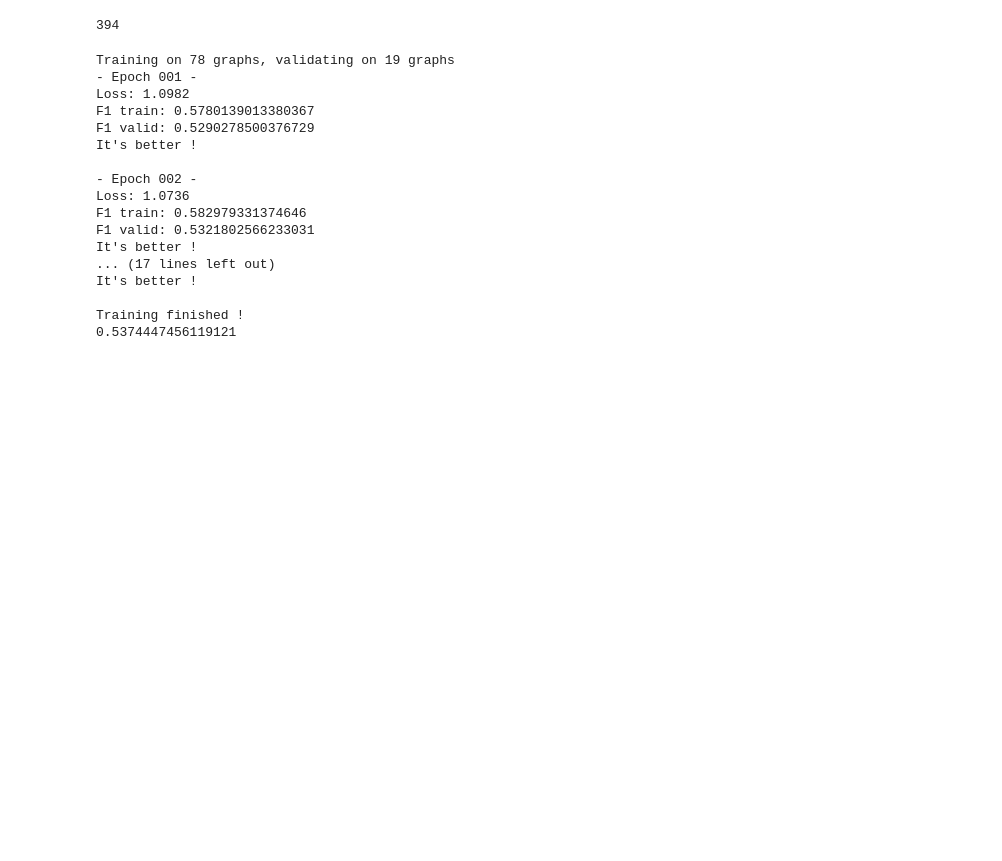
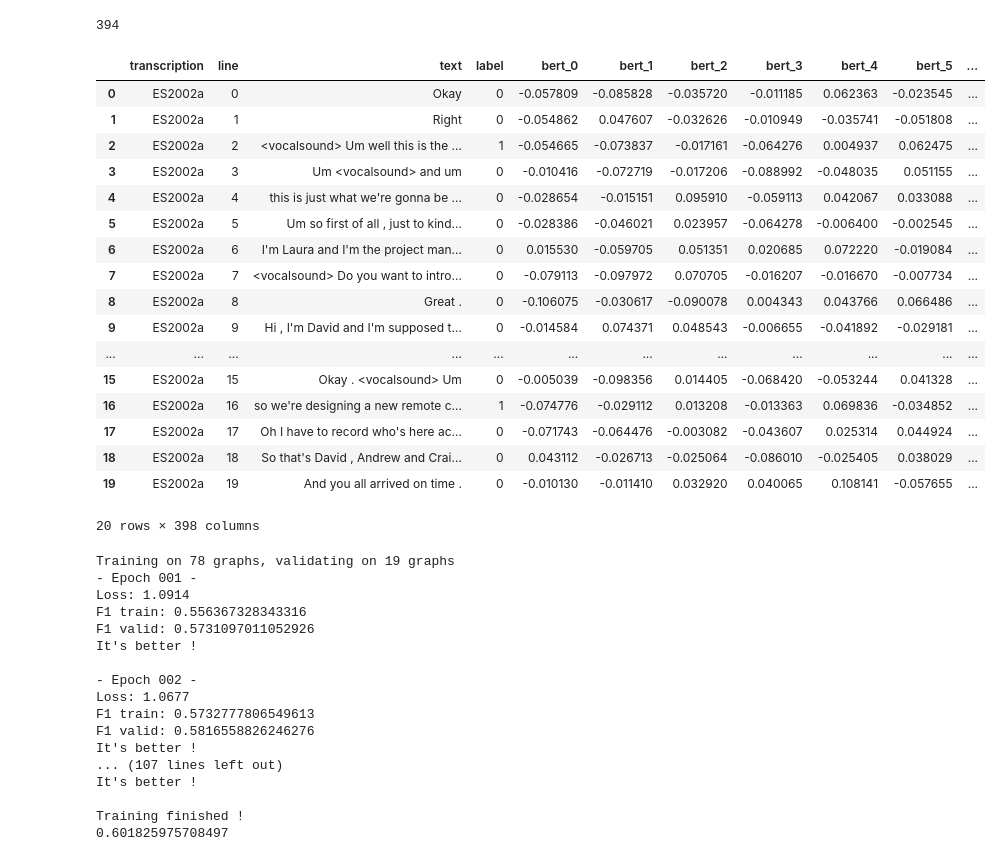
Before and after one commit to juliencollard2001/INF554-AJA, a Jupyter notebook: Alice/bagging_alice.ipynb, the cells around one changed output. Drawn from its saved outputs; the diff is of its cells as text; code cells hidden in the pictures; blank space fills up the shorter version.

```diff
--- a/Alice/bagging_alice.ipynb
+++ b/Alice/bagging_alice.ipynb
@@ -23,4 +20,7 @@ df_train_nodes, df_train_edges, df_test_nodes, df_test_edges = aja.get_data()
 # %%
+# récupération des données
+df_train_nodes, df_train_edges, df_test_nodes, df_test_edges = aja.get_data()
+
 # feature extraction
 
 from sklearn.preprocessing import StandardScaler
@@ -39,12 +39,10 @@ df_train_nodes['nb_occurences'] = scaler.fit_transform(df_train_nodes['nb_occure
 df_test_nodes['nb_occurences'] = df_test_nodes['text'].apply(lambda x: sum(x.split().count(mot) for mot in ['uh', 'um', 'okay', '<', 'ah', 'oh']))
 df_test_nodes['nb_occurences'] = scaler.transform(df_test_nodes['nb_occurences'].values.reshape(-1, 1))
 
-
 df_train_nodes['nb_words_more_7'] = df_train_nodes['text'].apply(lambda x: sum(len(mot) > 7 and mot.lower() != '<vocalsound>' for mot in x.split()))
 df_train_nodes['nb_words_more_7'] = scaler.fit_transform(df_train_nodes['nb_words_more_7'].values.reshape(-1, 1))
 df_test_nodes['nb_words_more_7'] = df_test_nodes['text'].apply(lambda x: sum(len(mot) > 7 and mot.lower() != '<vocalsound>' for mot in x.split()))
 df_test_nodes['nb_words_more_7'] = scaler.transform(df_test_nodes['nb_words_more_7'].values.reshape(-1, 1))
-
 
 # speaker hot-one encoding
 one_hot_encoded = pd.get_dummies(df_train_nodes['speaker_int'], prefix='speaker', dtype=int)
@@ -73,13 +71,11 @@ df_test_nodes['tfidf_sum'] = scaler.transform(df_test_nodes['tfidf_sum'].values.
 df_train_nodes['tfidf_max'] = scaler.fit_transform(df_train_nodes['tfidf_max'].values.reshape(-1,1))
 df_test_nodes['tfidf_max'] = scaler.transform(df_test_nodes['tfidf_max'].values.reshape(-1,1))
 
-# Numbers
-df_train_nodes['has_number'] = df_train_nodes['text'].str.contains(r'\d').astype(int)
-df_test_nodes['has_number'] = df_test_nodes['text'].str.contains(r'\d').astype(int)
+df_train_nodes['yeah'] = df_train_nodes['text'].apply(lambda x: 1 if 'yeah' in x.lower() else 0)
+df_test_nodes['yeah'] = df_test_nodes['text'].apply(lambda x: 1 if 'yeah' in x.lower() else 0)
 
 
 # edge
-
 new_df = pd.DataFrame({
         'transcription': df_train_edges['transcription'],
         'start': df_train_edges['end'],
@@ -106,6 +102,27 @@ train_graphs, validation_graphs = aja.train_validation_split(train_graphs, 0.2)
 N_features
 # %% [output]
 394
+# %%
+df_train_nodes.head(20)
+# %% [output]
+|  | transcription | line | text | label | bert_0 | bert_1 | bert_2 | bert_3 | bert_4 | bert_5 | ... |
+| 0 | ES2002a | 0 | Okay | 0 | -0.057809 | -0.085828 | -0.035720 | -0.011185 | 0.062363 | -0.023545 | ... |
+| 1 | ES2002a | 1 | Right | 0 | -0.054862 | 0.047607 | -0.032626 | -0.010949 | -0.035741 | -0.051808 | ... |
+| 2 | ES2002a | 2 | <vocalsound> Um well this is the ... | 1 | -0.054665 | -0.073837 | -0.017161 | -0.064276 | 0.004937 | 0.062475 | ... |
+| 3 | ES2002a | 3 | Um <vocalsound> and um | 0 | -0.010416 | -0.072719 | -0.017206 | -0.088992 | -0.048035 | 0.051155 | ... |
+| 4 | ES2002a | 4 | this is just what we're gonna be ... | 0 | -0.028654 | -0.015151 | 0.095910 | -0.059113 | 0.042067 | 0.033088 | ... |
+| 5 | ES2002a | 5 | Um so first of all , just to kind... | 0 | -0.028386 | -0.046021 | 0.023957 | -0.064278 | -0.006400 | -0.002545 | ... |
+| 6 | ES2002a | 6 | I'm Laura and I'm the project man... | 0 | 0.015530 | -0.059705 | 0.051351 | 0.020685 | 0.072220 | -0.019084 | ... |
+| 7 | ES2002a | 7 | <vocalsound> Do you want to intro... | 0 | -0.079113 | -0.097972 | 0.070705 | -0.016207 | -0.016670 | -0.007734 | ... |
+| 8 | ES2002a | 8 | Great . | 0 | -0.106075 | -0.030617 | -0.090078 | 0.004343 | 0.043766 | 0.066486 | ... |
+| 9 | ES2002a | 9 | Hi , I'm David and I'm supposed t... | 0 | -0.014584 | 0.074371 | 0.048543 | -0.006655 | -0.041892 | -0.029181 | ... |
+| ... | ... | ... | ... | ... | ... | ... | ... | ... | ... | ... | ... |
+| 15 | ES2002a | 15 | Okay . <vocalsound> Um | 0 | -0.005039 | -0.098356 | 0.014405 | -0.068420 | -0.053244 | 0.041328 | ... |
+| 16 | ES2002a | 16 | so we're designing a new remote c... | 1 | -0.074776 | -0.029112 | 0.013208 | -0.013363 | 0.069836 | -0.034852 | ... |
+| 17 | ES2002a | 17 | Oh I have to record who's here ac... | 0 | -0.071743 | -0.064476 | -0.003082 | -0.043607 | 0.025314 | 0.044924 | ... |
+| 18 | ES2002a | 18 | So that's David , Andrew and Crai... | 0 | 0.043112 | -0.026713 | -0.025064 | -0.086010 | -0.025405 | 0.038029 | ... |
+| 19 | ES2002a | 19 | And you all arrived on time . | 0 | -0.010130 | -0.011410 | 0.032920 | 0.040065 | 0.108141 | -0.057655 | ... |
+20 rows × 398 columns
 # %%
 class MultiChannelsGCN(torch.nn.Module):
 
@@ -296,35 +327,35 @@ pytorch_model = NodeClassifier(32, N_features)
 
 # Define the loss function and optimizer
 alpha = 0.15730642604852357
-gamma = 9.760602307411109
+lr = 0.002272131994333311
 criterion = nn.BCEWithLogitsLoss(pos_weight=torch.tensor((1 - alpha) / alpha), reduction='mean')
-optimizer = torch.optim.Adam(pytorch_model.parameters(), lr=0.002272131994333311)
+optimizer = torch.optim.Adam(pytorch_model.parameters(), lr=lr)
 
 # Create an instance of the custom wrapper
 model = AjaPyTorchWrapper(pytorch_model, criterion, optimizer)
 
 # Fit, predict, and score using scikit-learn-like API
-model.fit(train_graphs, validation_graphs, max_epochs=5,verbose=2)
+model.fit(train_graphs, validation_graphs, max_epochs=20,verbose=2)
 y_pred = model.predict(test_graphs)
 print(model.score(validation_graphs))
 # %% [output]
 Training on 78 graphs, validating on 19 graphs
 - Epoch 001 -
-Loss: 1.0982
-F1 train: 0.5780139013380367
-F1 valid: 0.5290278500376729
+Loss: 1.0914
+F1 train: 0.556367328343316
+F1 valid: 0.5731097011052926
 It's better !
 
 - Epoch 002 -
-Loss: 1.0736
-F1 train: 0.582979331374646
-F1 valid: 0.5321802566233031
+Loss: 1.0677
+F1 train: 0.5732777806549613
+F1 valid: 0.5816558826246276
 It's better !
-... (17 lines left out)
+... (107 lines left out)
 It's better !
 
 Training finished !
-0.5374447456119121
+0.601825975708497
 # %%
 import random
 
```
Also changed, not shown: parts of 6 cells of this notebook, 2 other files.
